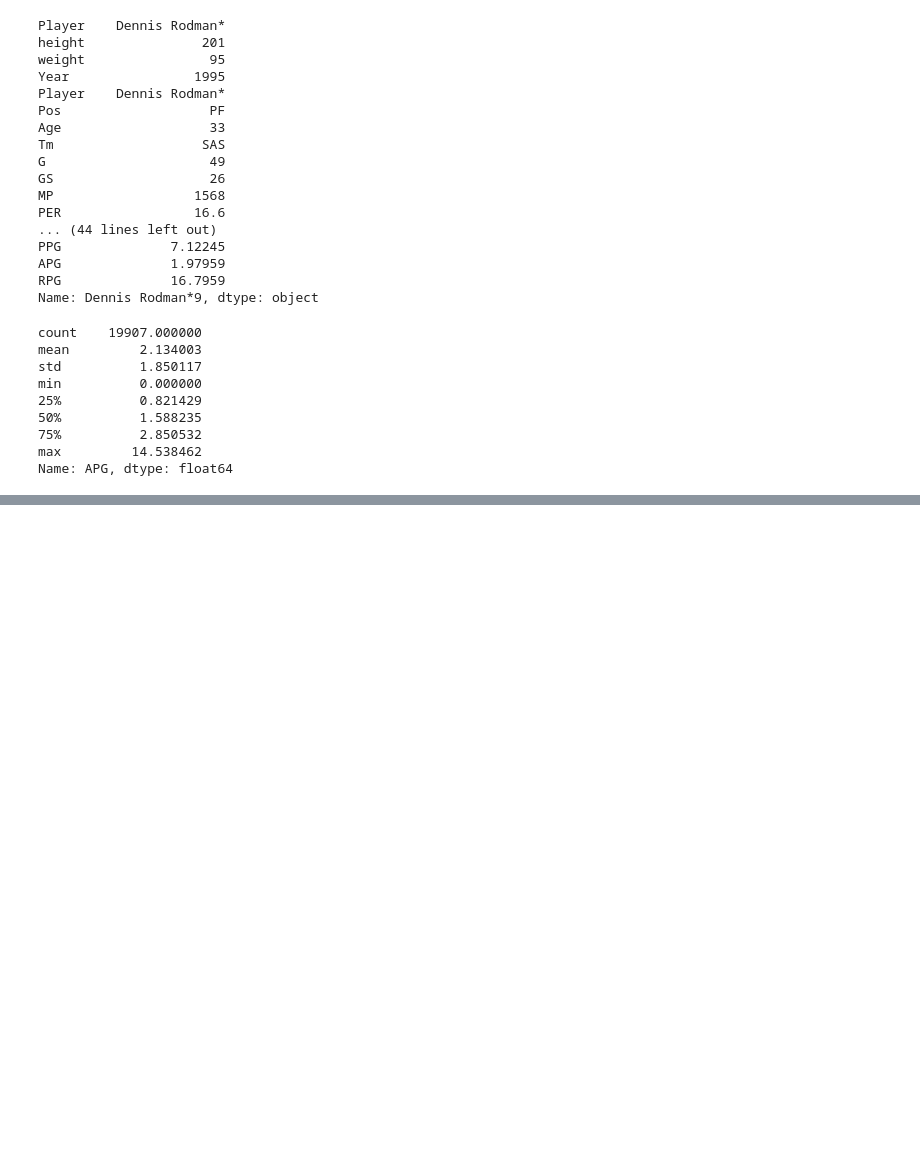
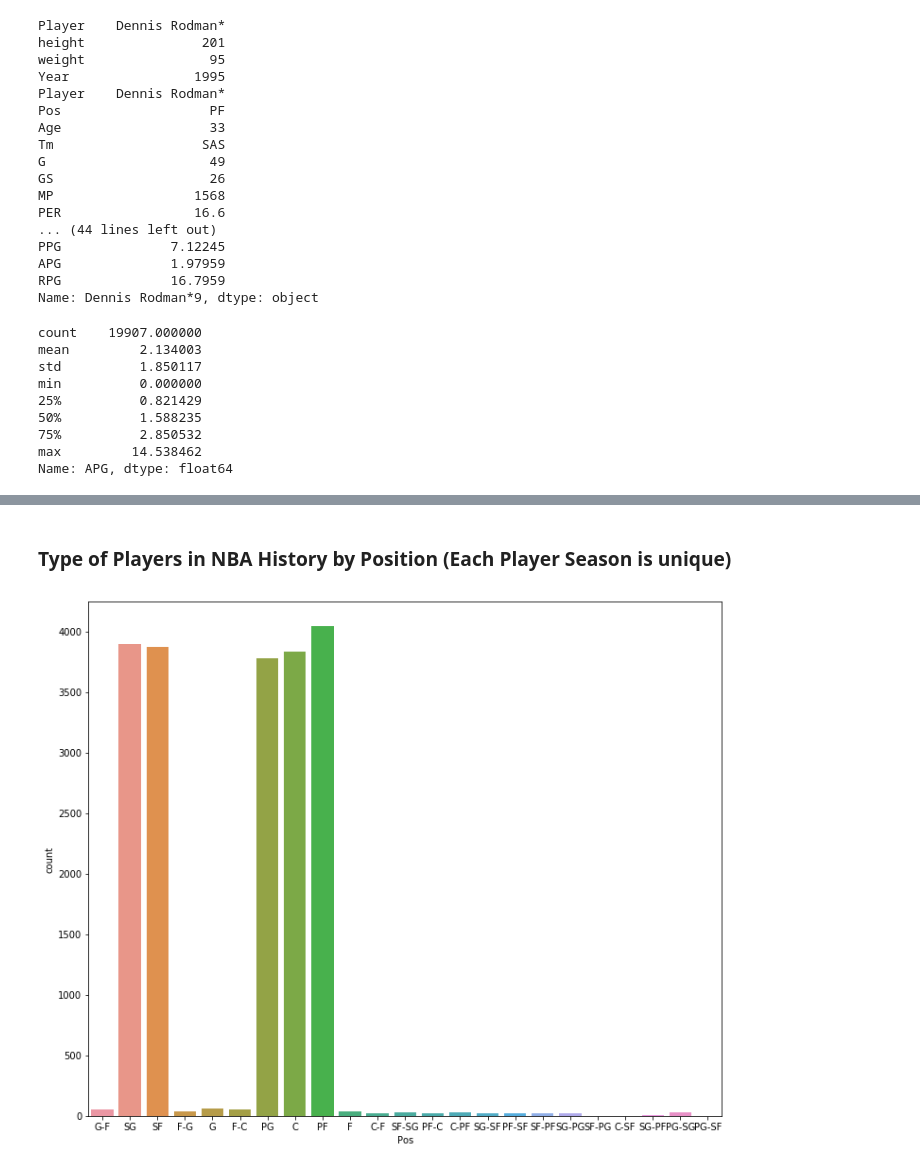
Before and after one commit to venkat9yash/ml-practice, a Jupyter notebook: Nba_Clustering.ipynb, the cells around one changed output, grey strips where cells are left out. Drawn from its saved outputs; the diff is of its cells as text; code cells hidden in the pictures; blank space fills up the shorter version.

Commit message:
Adding Visualizations
Adding Visualizations

```diff
--- a/Nba_Clustering.ipynb
+++ b/Nba_Clustering.ipynb
@@ -84,7 +86,9 @@ Number of player season combinations: 24691
 player_key = 'Player_Season'
 indexed_df = pd.read_csv(merged_data_csv)[interested_columns].set_index(player_key)
 #Classify data into Big and Wings
-indexed_df['Type'] = indexed_df['Pos'].apply(lambda x: 'W' if x in ['SG','PG','SF'] else 'B')
+print("Different Player Positions:",list(set(indexed_df['Pos'].values)))
+indexed_df['Type'] = indexed_df['Pos'].apply(lambda x: 'W' if x in ['SG','PG','SF','G','G-F','SG-PG','SG-SF',
+                                                                   'SF-PG','PG-SG','PG-SF','SF-SG'] else 'B')
 indexed_df['PPG'] = indexed_df['PTS']/indexed_df['G']
 indexed_df['APG'] = indexed_df['AST']/indexed_df['G']
 indexed_df['RPG'] = indexed_df['TRB']/indexed_df['G']
@@ -139,0 +181,8 @@ ValueError: cannot reindex from a duplicate axis
+# %% [markdown]
+### Type of Players in NBA History by Position (Each Player Season is unique)
+# %%
+plt.subplots(figsize=(12,10))
+ax = sns.countplot(indexed_df['Pos'],label="Count")
+plt.show()
+# %% [output]
+[figure, added]
```
Also changed, not shown: parts of 16 cells of this notebook.
